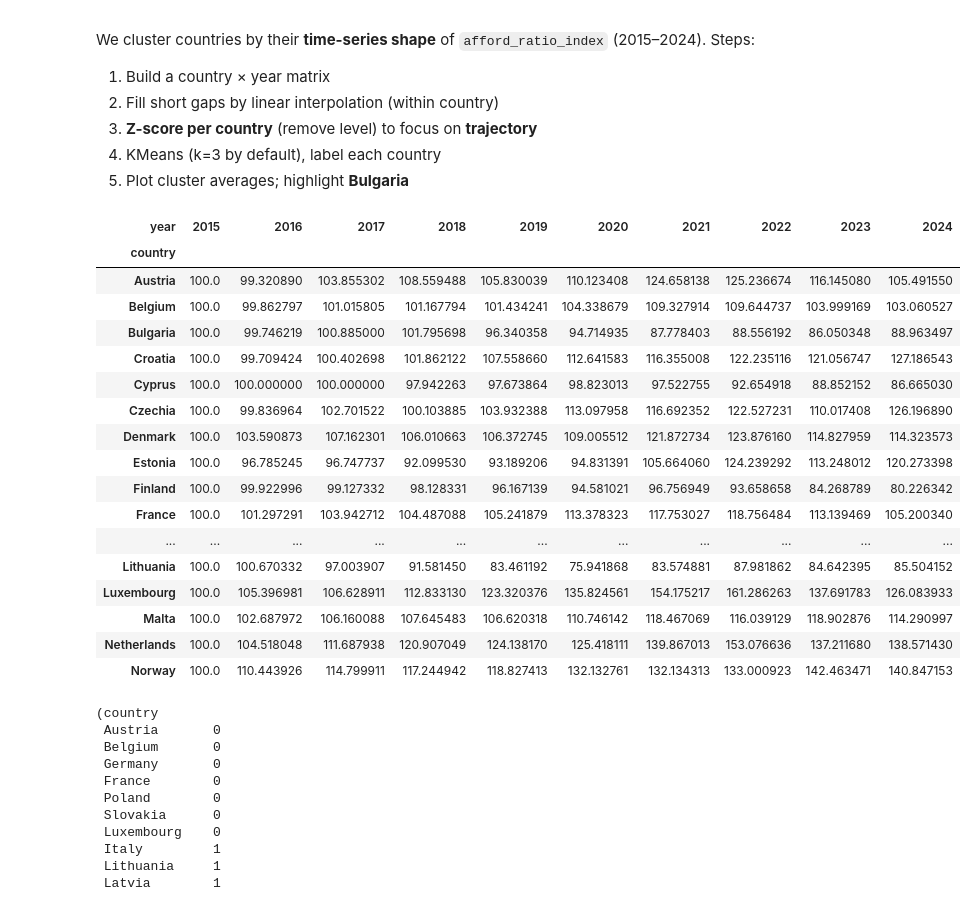
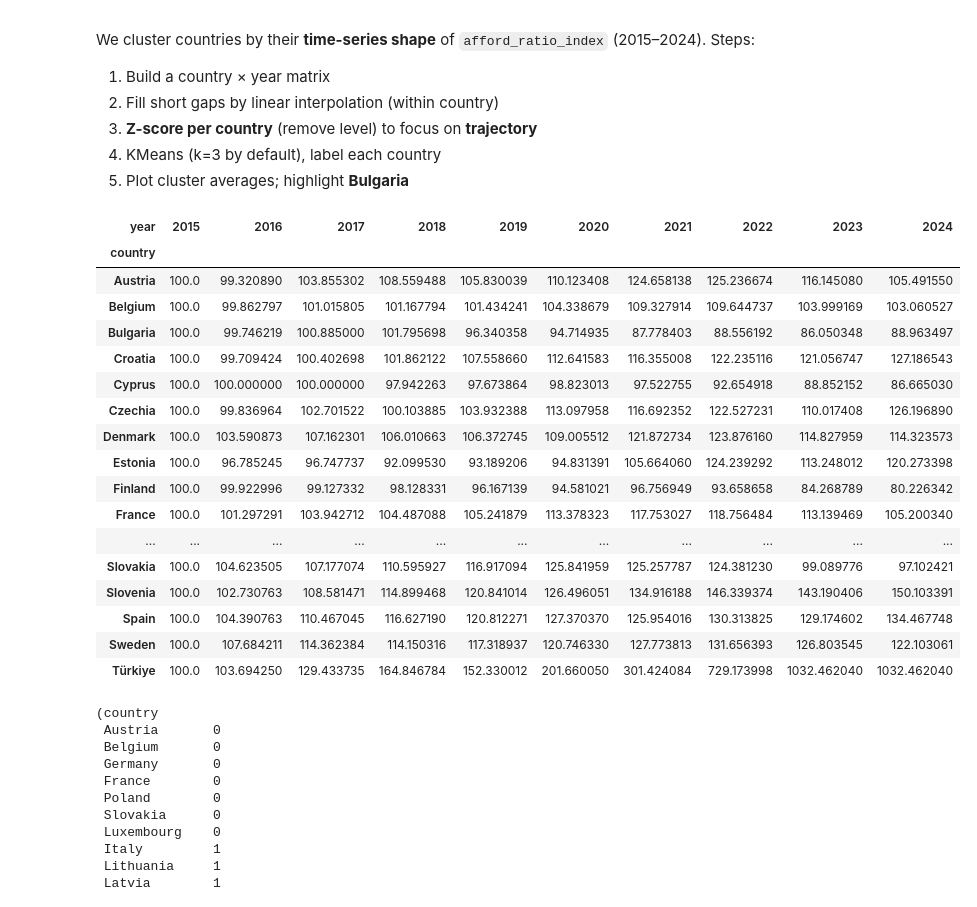
Before and after one commit to YordanBahchevanov/europe-housing-trends, a Jupyter notebook: notebooks/04_affordability_analysis.ipynb, the cells around one changed output. Cells and saved outputs as stored; diff of their text form; code cells hidden in the pictures.

```diff
--- a/notebooks/04_affordability_analysis.ipynb
+++ b/notebooks/04_affordability_analysis.ipynb
@@ -289,6 +288,9 @@ Steps:
 4) KMeans (k=3 by default), label each country
 5) Plot cluster averages; highlight **Bulgaria**
 # %%
+import os
+os.environ["OMP_NUM_THREADS"] = "1"
+
 from sklearn.cluster import KMeans
 
 YEARS = list(range(2015, 2025))
@@ -310,39 +312,39 @@ def make_ratio_matrix(df: pd.DataFrame, value_col: str, years: List[int]) -> pd.
     -------
     pd.DataFrame
         Index = country, columns = years. Missing values are linearly interpolated
         within each country, then forward/back-filled if needed.
     """
     p = (
         df.pivot(index="country", columns="year", values=value_col)
           .reindex(columns=years)
           .sort_index()
     )
     p = p.apply(lambda s: s.interpolate(axis=0, limit_direction="both"), axis=1)
     p = p.ffill(axis=1).bfill(axis=1)
     return p
 
 
 ratio_mat = make_ratio_matrix(panel, "afford_ratio_index", YEARS)
-ratio_mat.head(20)
+ratio_mat.head(30)
 # %% [output]
 | year | 2015 | 2016 | 2017 | 2018 | 2019 | 2020 | 2021 | 2022 | 2023 | 2024 |
 | country |  |  |  |  |  |  |  |  |  |  |
 | Austria | 100.0 | 99.320890 | 103.855302 | 108.559488 | 105.830039 | 110.123408 | 124.658138 | 125.236674 | 116.145080 | 105.491550 |
 | Belgium | 100.0 | 99.862797 | 101.015805 | 101.167794 | 101.434241 | 104.338679 | 109.327914 | 109.644737 | 103.999169 | 103.060527 |
 | Bulgaria | 100.0 | 99.746219 | 100.885000 | 101.795698 | 96.340358 | 94.714935 | 87.778403 | 88.556192 | 86.050348 | 88.963497 |
 | Croatia | 100.0 | 99.709424 | 100.402698 | 101.862122 | 107.558660 | 112.641583 | 116.355008 | 122.235116 | 121.056747 | 127.186543 |
 | Cyprus | 100.0 | 100.000000 | 100.000000 | 97.942263 | 97.673864 | 98.823013 | 97.522755 | 92.654918 | 88.852152 | 86.665030 |
 | Czechia | 100.0 | 99.836964 | 102.701522 | 100.103885 | 103.932388 | 113.097958 | 116.692352 | 122.527231 | 110.017408 | 126.196890 |
 | Denmark | 100.0 | 103.590873 | 107.162301 | 106.010663 | 106.372745 | 109.005512 | 121.872734 | 123.876160 | 114.827959 | 114.323573 |
 | Estonia | 100.0 | 96.785245 | 96.747737 | 92.099530 | 93.189206 | 94.831391 | 105.664060 | 124.239292 | 113.248012 | 120.273398 |
 | Finland | 100.0 | 99.922996 | 99.127332 | 98.128331 | 96.167139 | 94.581021 | 96.756949 | 93.658658 | 84.268789 | 80.226342 |
 | France | 100.0 | 101.297291 | 103.942712 | 104.487088 | 105.241879 | 113.378323 | 117.753027 | 118.756484 | 113.139469 | 105.200340 |
 | ... | ... | ... | ... | ... | ... | ... | ... | ... | ... | ... |
-| Lithuania | 100.0 | 100.670332 | 97.003907 | 91.581450 | 83.461192 | 75.941868 | 83.574881 | 87.981862 | 84.642395 | 85.504152 |
-| Luxembourg | 100.0 | 105.396981 | 106.628911 | 112.833130 | 123.320376 | 135.824561 | 154.175217 | 161.286263 | 137.691783 | 126.083933 |
-| Malta | 100.0 | 102.687972 | 106.160088 | 107.645483 | 106.620318 | 110.746142 | 118.467069 | 116.039129 | 118.902876 | 114.290997 |
-| Netherlands | 100.0 | 104.518048 | 111.687938 | 120.907049 | 124.138170 | 125.418111 | 139.867013 | 153.076636 | 137.211680 | 138.571430 |
-| Norway | 100.0 | 110.443926 | 114.799911 | 117.244942 | 118.827413 | 132.132761 | 132.134313 | 133.000923 | 142.463471 | 140.847153 |
+| Slovakia | 100.0 | 104.623505 | 107.177074 | 110.595927 | 116.917094 | 125.841959 | 125.257787 | 124.381230 | 99.089776 | 97.102421 |
+| Slovenia | 100.0 | 102.730763 | 108.581471 | 114.899468 | 120.841014 | 126.496051 | 134.916188 | 146.339374 | 143.190406 | 150.103391 |
+| Spain | 100.0 | 104.390763 | 110.467045 | 116.627190 | 120.812271 | 127.370370 | 125.954016 | 130.313825 | 129.174602 | 134.467748 |
+| Sweden | 100.0 | 107.684211 | 114.362384 | 114.150316 | 117.318937 | 120.746330 | 127.773813 | 131.656393 | 126.803545 | 122.103061 |
+| Türkiye | 100.0 | 103.694250 | 129.433735 | 164.846784 | 152.330012 | 201.660050 | 301.424084 | 729.173998 | 1032.462040 | 1032.462040 |
 # %%
 def kmeans_cluster_timecurves(
     matrix: pd.DataFrame,
```
Also changed, not shown: parts of 6 cells of this notebook.
